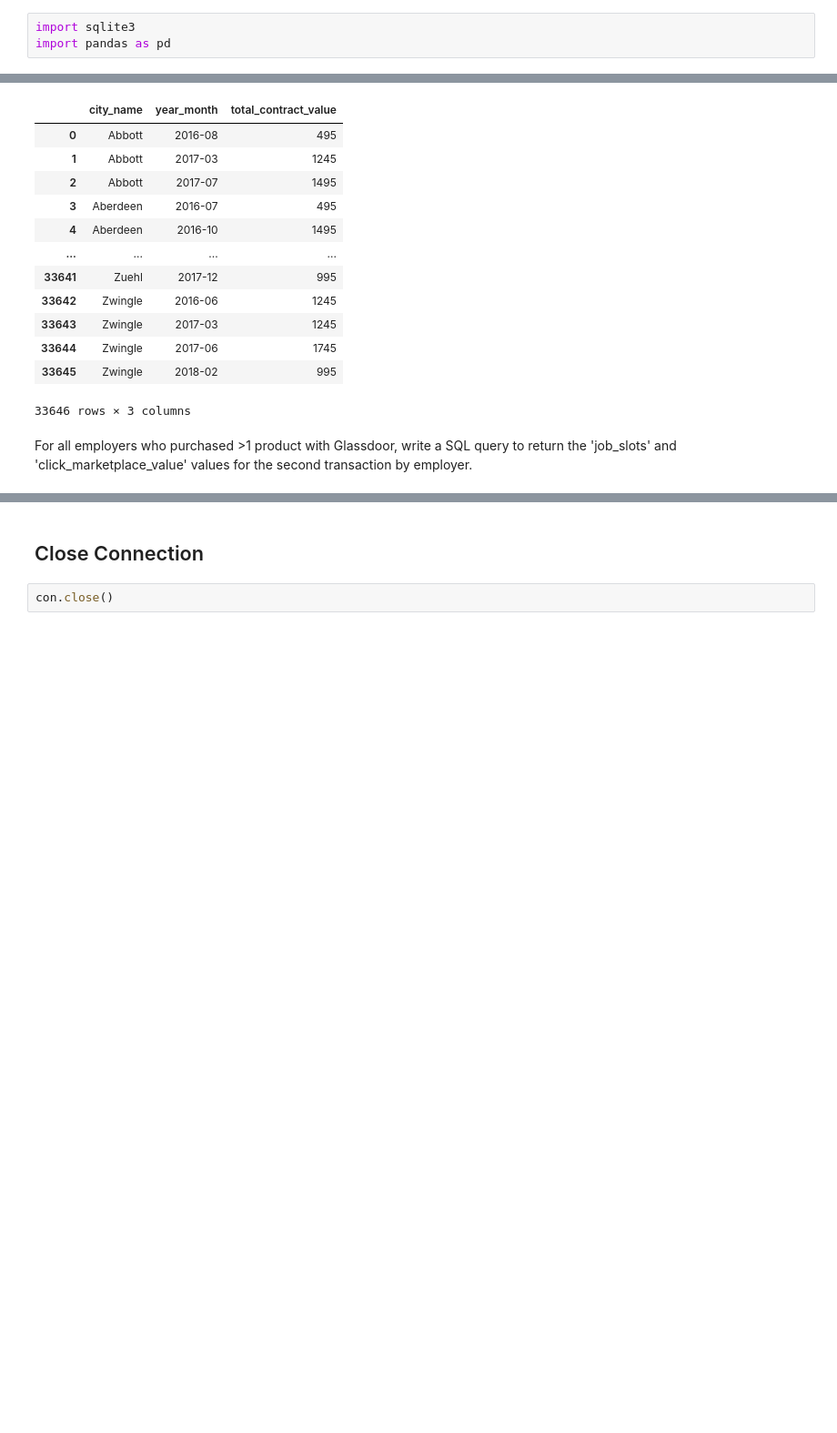
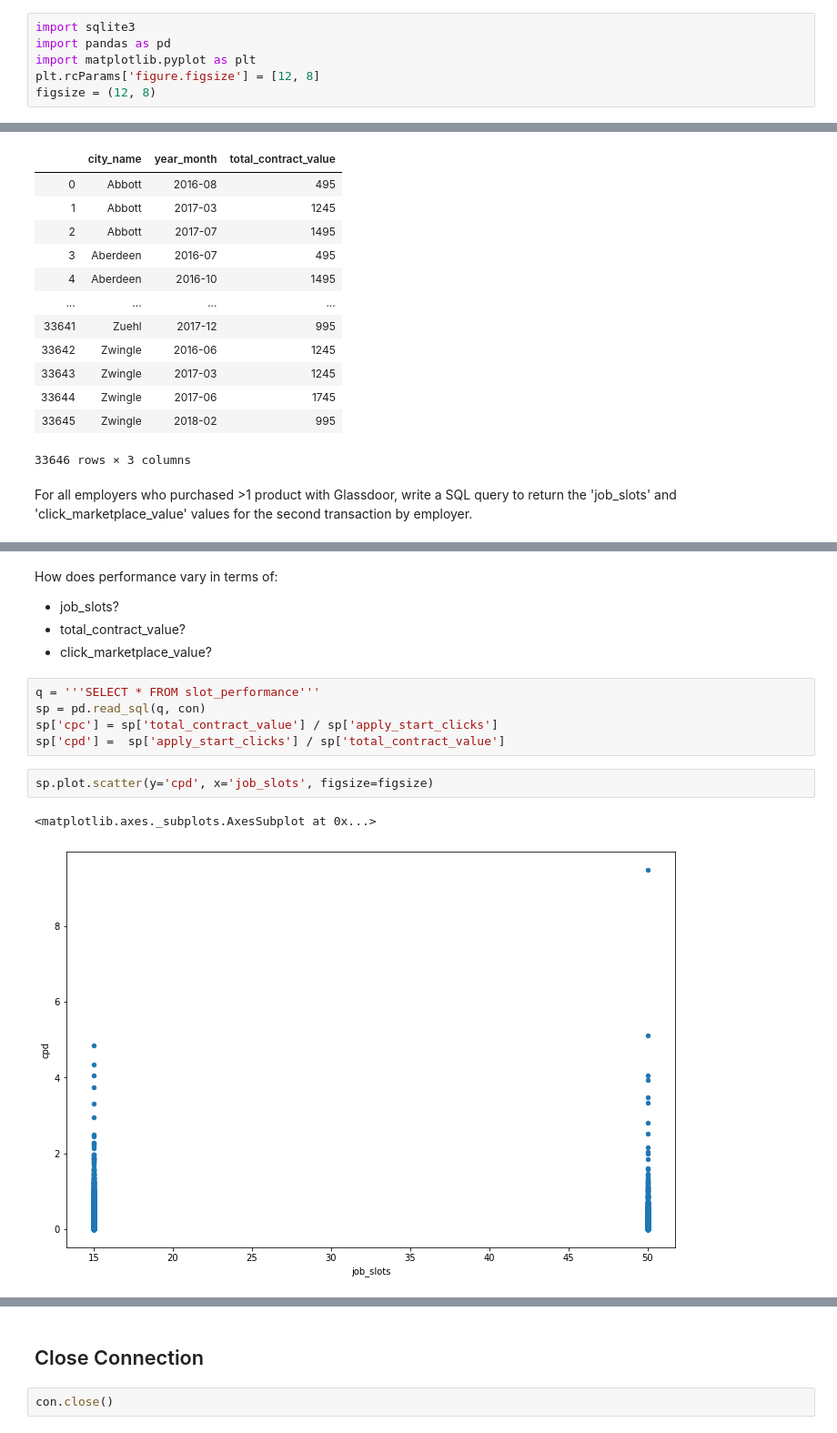
Before and after one commit to ichbinallen/pyrexwindow, a Jupyter notebook: notebooks/Assignment.ipynb, the cells around one changed output, grey strips where cells are left out. Shown: that part at 91% size. Drawn from its saved outputs; the diff is of its cells as text; blank space fills up the shorter version.

```diff
--- a/notebooks/Assignment.ipynb
+++ b/notebooks/Assignment.ipynb
@@ -1,3 +1,6 @@
 # %%
 import sqlite3
 import pandas as pd
+import matplotlib.pyplot as plt
+plt.rcParams['figure.figsize'] = [12, 8]
+figsize = (12, 8)
@@ -127,0 +150,16 @@ sqlite3.sqlite_version
+# %% [markdown]
+How does performance vary in terms of:
+
+- job_slots?
+- total_contract_value?
+- click_marketplace_value?
+# %%
+q = '''SELECT * FROM slot_performance'''
+sp = pd.read_sql(q, con)
+sp['cpc'] = sp['total_contract_value'] / sp['apply_start_clicks']
+sp['cpd'] =  sp['apply_start_clicks'] / sp['total_contract_value']
+# %%
+sp.plot.scatter(y='cpd', x='job_slots', figsize=figsize)
+# %% [output]
+<matplotlib.axes._subplots.AxesSubplot at 0x...>
+[figure, added]
```
Also changed, not shown: parts of 13 cells of this notebook.
